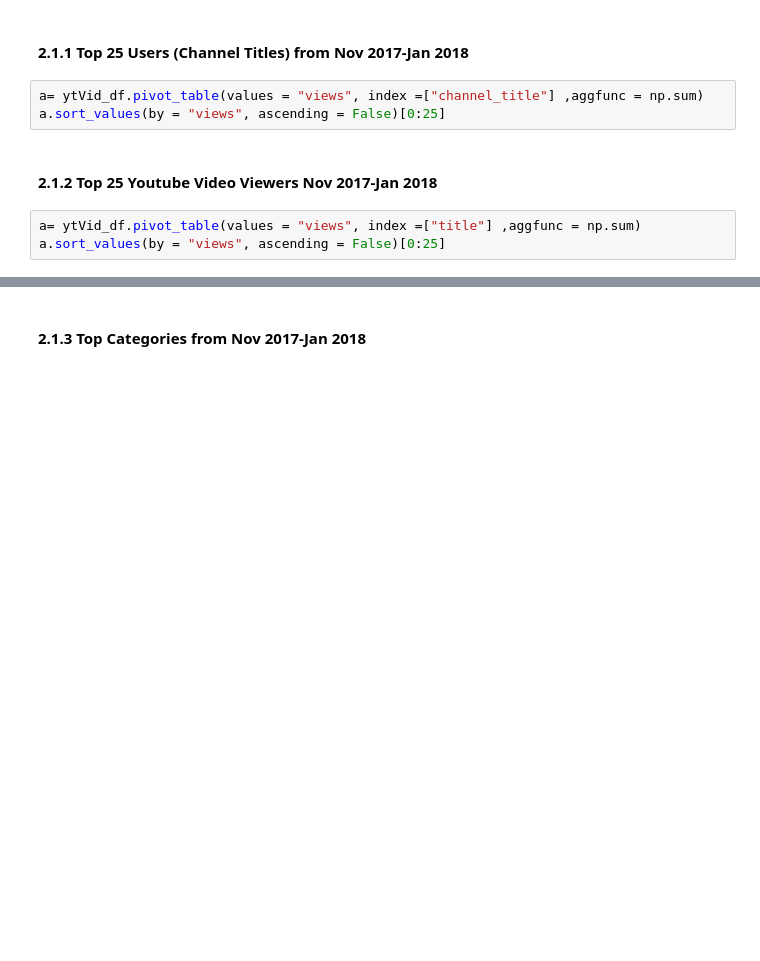
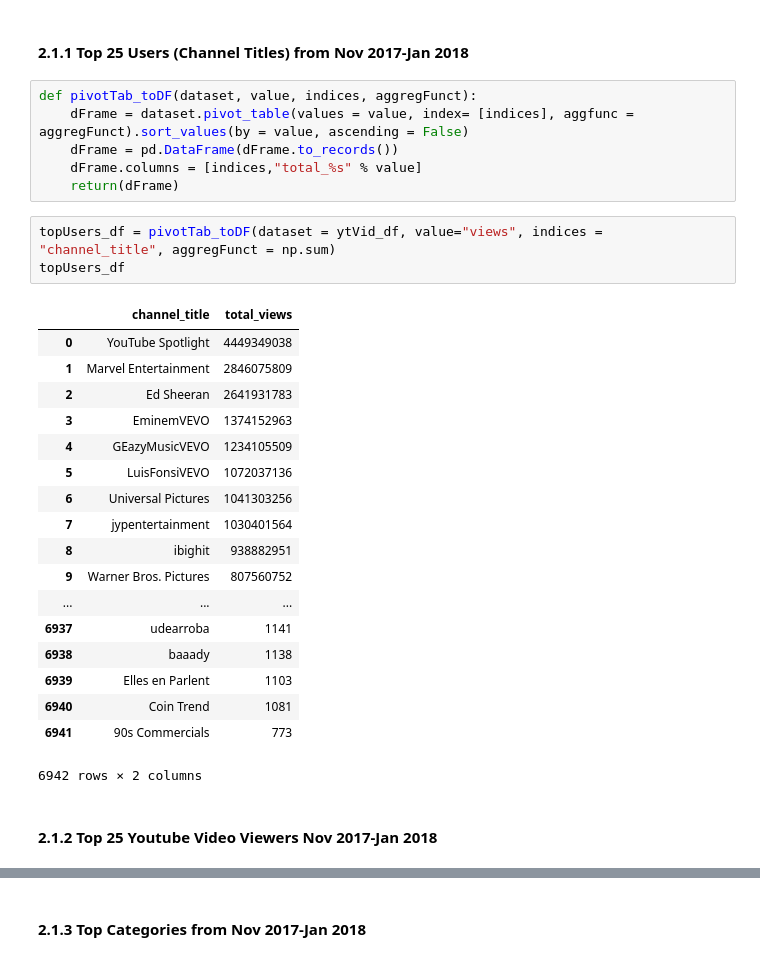
Before and after one commit to CloudChaoszero/Youtube-TrendsNMore, a Jupyter notebook: Analysis/YoutubeVideos-Analysis.ipynb, the cells around one changed output, grey strips where cells are left out. Drawn from its saved outputs; the diff is of its cells as text; blank space fills up the shorter version.

```diff
--- a/Analysis/YoutubeVideos-Analysis.ipynb
+++ b/Analysis/YoutubeVideos-Analysis.ipynb
@@ -69,11 +81,33 @@ plt.show()
 ### 2.1 Top Features from Dataset
 # %% [markdown]
 #### 2.1.1 Top 25 Users (Channel Titles) from Nov 2017-Jan 2018
-# %%
-a= ytVid_df.pivot_table(values = "views", index =["channel_title"] ,aggfunc = np.sum)
-a.sort_values(by = "views", ascending = False)[0:25]
+# %%
+def pivotTab_toDF(dataset, value, indices, aggregFunct):
+    dFrame = dataset.pivot_table(values = value, index= [indices], aggfunc = aggregFunct).sort_values(by = value, ascending = False)
+    dFrame = pd.DataFrame(dFrame.to_records())
+    dFrame.columns = [indices,"total_%s" % value]
+    return(dFrame)
+# %%
+topUsers_df = pivotTab_toDF(dataset = ytVid_df, value="views", indices = "channel_title", aggregFunct = np.sum)
+topUsers_df
+# %% [output]
+|  | channel_title | total_views |
+| 0 | YouTube Spotlight | 4449349038 |
+| 1 | Marvel Entertainment | 2846075809 |
+| 2 | Ed Sheeran | 2641931783 |
+| 3 | EminemVEVO | 1374152963 |
+| 4 | GEazyMusicVEVO | 1234105509 |
+| 5 | LuisFonsiVEVO | 1072037136 |
+| 6 | Universal Pictures | 1041303256 |
+| 7 | jypentertainment | 1030401564 |
+| 8 | ibighit | 938882951 |
+| 9 | Warner Bros. Pictures | 807560752 |
+| ... | ... | ... |
+| 6937 | udearroba | 1141 |
+| 6938 | baaady | 1138 |
+| 6939 | Elles en Parlent | 1103 |
+| 6940 | Coin Trend | 1081 |
+| 6941 | 90s Commercials | 773 |
+6942 rows × 2 columns
 # %% [markdown]
 #### 2.1.2 Top 25 Youtube Video Viewers Nov 2017-Jan 2018
-# %%
-a= ytVid_df.pivot_table(values = "views", index =["title"] ,aggfunc = np.sum)
-a.sort_values(by = "views", ascending = False)[0:25]
```
Also changed, not shown: parts of 17 cells of this notebook.
